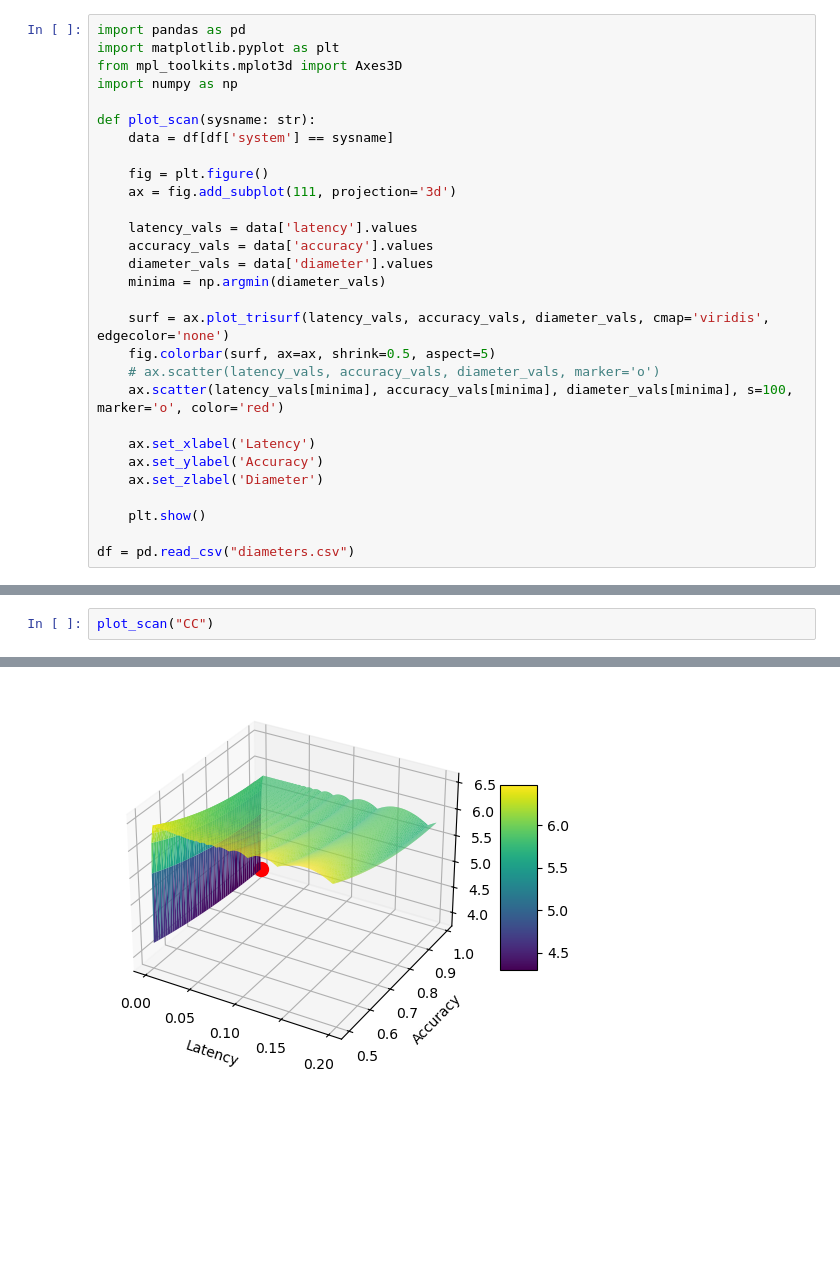
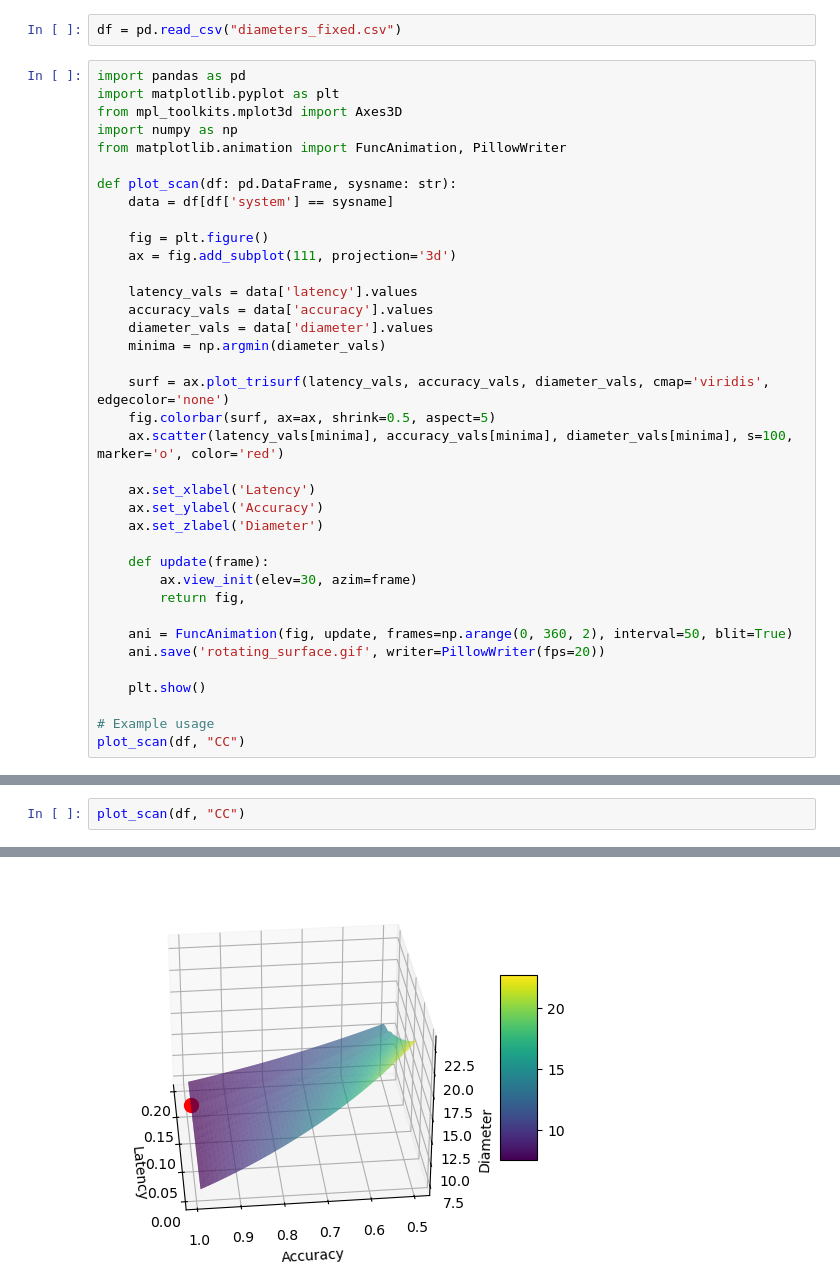
Before and after one commit to shengjiex98/control-guided-nas, a Jupyter notebook: examples/scan.ipynb, the cells around one changed output, grey strips where cells are left out. Saved outputs shown, nothing was run; the diff lists cells and outputs as text; blank space fills up the shorter version.

Commit message:
Working example

```diff
--- a/examples/scan.ipynb
+++ b/examples/scan.ipynb
@@ -62,10 +78,13 @@ df.to_csv("diameters.csv", index=False)
+# %%
+df = pd.read_csv("diameters_fixed.csv")
 # %%
 import pandas as pd
 import matplotlib.pyplot as plt
 from mpl_toolkits.mplot3d import Axes3D
 import numpy as np
+from matplotlib.animation import FuncAnimation, PillowWriter
 
-def plot_scan(sysname: str):
+def plot_scan(df: pd.DataFrame, sysname: str):
     data = df[df['system'] == sysname]
 
     fig = plt.figure()
@@ -78,13 +97,20 @@ def plot_scan(sysname: str):
 
     surf = ax.plot_trisurf(latency_vals, accuracy_vals, diameter_vals, cmap='viridis', edgecolor='none')
     fig.colorbar(surf, ax=ax, shrink=0.5, aspect=5)
-    # ax.scatter(latency_vals, accuracy_vals, diameter_vals, marker='o')
     ax.scatter(latency_vals[minima], accuracy_vals[minima], diameter_vals[minima], s=100, marker='o', color='red')
 
     ax.set_xlabel('Latency')
     ax.set_ylabel('Accuracy')
     ax.set_zlabel('Diameter')
 
+    def update(frame):
+        ax.view_init(elev=30, azim=frame)
+        return fig,
+
+    ani = FuncAnimation(fig, update, frames=np.arange(0, 360, 2), interval=50, blit=True)
+    ani.save('rotating_surface.gif', writer=PillowWriter(fps=20))
+
     plt.show()
 
-df = pd.read_csv("diameters.csv")
+# Example usage
+plot_scan(df, "CC")
@@ -91,3 +119,3 @@ df = pd.read_csv("diameters.csv")
 # %%
-plot_scan("CC")
+plot_scan(df, "CC")
 # %% [output]
@@ -94,2 +123,2 @@ plot_scan("CC")
-[figure, old version]
+[figure, new version]
 # %%
```
Also changed, not shown: parts of 6 cells of this notebook, 5 other files.
